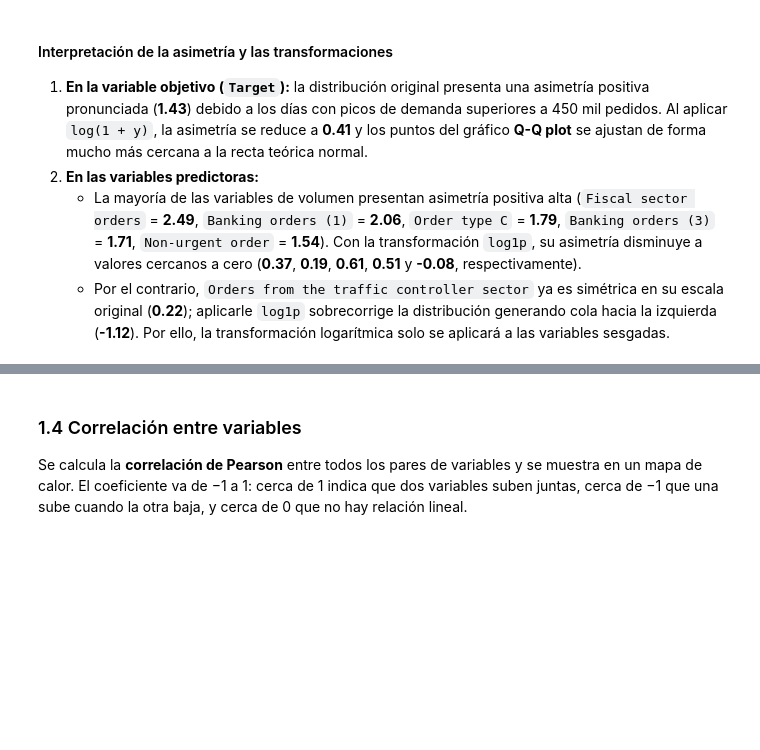
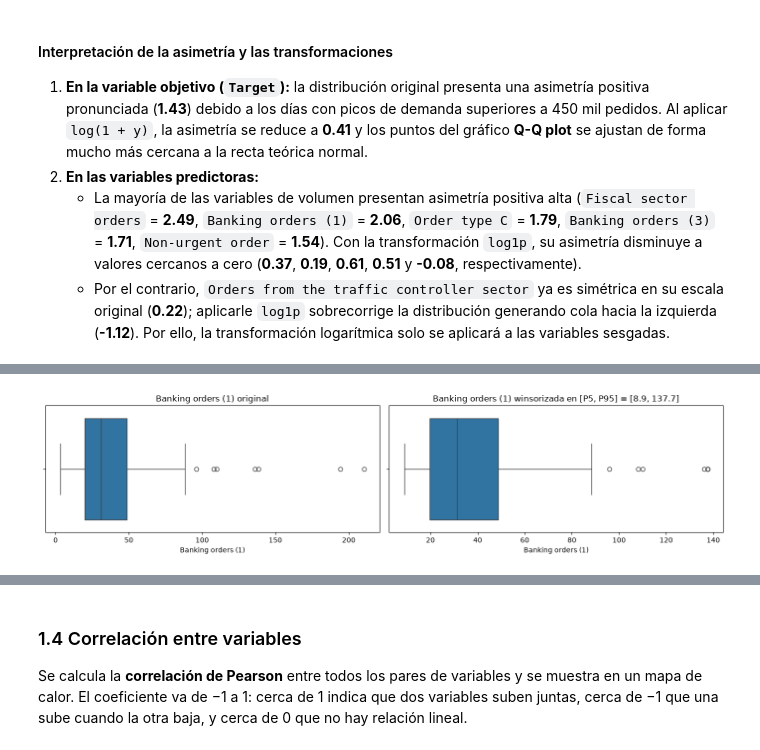
Before and after one commit to tdavidvergara/regresion-lineal-machine-learning, a Jupyter notebook: EDA_Regresion_Demanda.ipynb, the cells around one changed output, grey strips where cells are left out. Drawn from its saved outputs; the diff is of its cells as text; code cells hidden in the pictures; blank space fills up the shorter version.

```diff
--- a/EDA_Regresion_Demanda.ipynb
+++ b/EDA_Regresion_Demanda.ipynb
@@ -280,0 +344,19 @@ Asimetría (skewness) en las variables predictoras antes y después de transform
+# %%
+# Calcula los percentiles 5% y 95% de Banking orders (1) en el conjunto de entrenamiento
+p05, p95 = eda["Banking orders (1)"].quantile([0.05, 0.95])
+
+# Recorta (winsoriza) los valores extremos dejándolos dentro del intervalo [P5, P95]
+banca1_winsor = eda["Banking orders (1)"].clip(lower=p05, upper=p95)
+
+fig, axes = plt.subplots(1, 2, figsize=(14, 3.5))  # Crea 2 gráficas lado a lado para comparar antes y después
+
+sns.boxplot(x=eda["Banking orders (1)"], ax=axes[0])                                        # Boxplot sin recortar
+axes[0].set_title("Banking orders (1) original")                                            # Título izquierda
+
+sns.boxplot(x=banca1_winsor, ax=axes[1])                                                    # Boxplot winsorizado
+axes[1].set_title(f"Banking orders (1) winsorizada en [P5, P95] = [{p05:.1f}, {p95:.1f}]")  # Título derecha
+
+plt.tight_layout()  # Ajusta márgenes
+plt.show()          # Muestra la comparación
+# %% [output]
+[figure, added]
```
Also changed, not shown: parts of 12 cells of this notebook.
